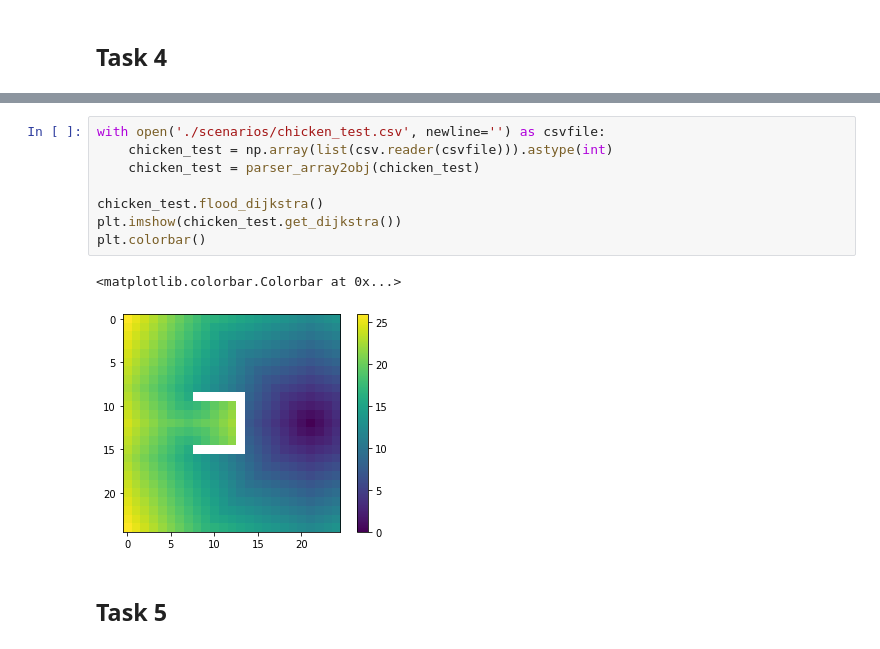
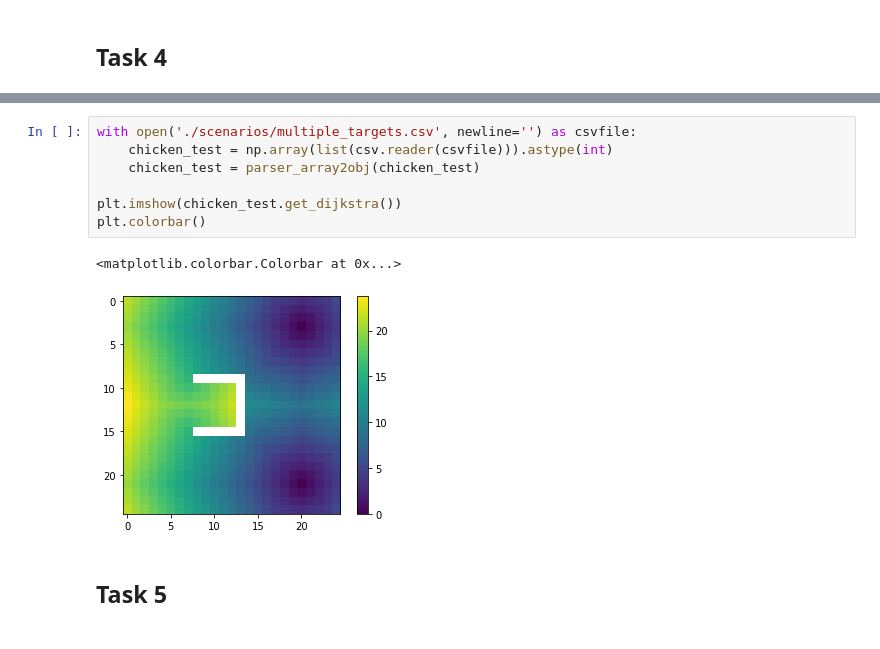
Before and after one commit to waleedbinkhalid74/ml_cms_exc_1, a Jupyter notebook: cellular_automata_exc_1.ipynb, the cells around one changed output, grey strips where cells are left out. Saved outputs shown, nothing was run; the diff lists cells and outputs as text.

```diff
--- a/cellular_automata_exc_1.ipynb
+++ b/cellular_automata_exc_1.ipynb
@@ -86,16 +85,15 @@ This allows a kind of look ahead when we simulate our pedestrians since now we h
 
 We can show the result of the chicken test with the help of a color map.
 # %%
-with open('./scenarios/chicken_test.csv', newline='') as csvfile:
+with open('./scenarios/multiple_targets.csv', newline='') as csvfile:
     chicken_test = np.array(list(csv.reader(csvfile))).astype(int)
     chicken_test = parser_array2obj(chicken_test)
 
-chicken_test.flood_dijkstra()
 plt.imshow(chicken_test.get_dijkstra())
 plt.colorbar()
 # %% [output]
 <matplotlib.colorbar.Colorbar at 0x...>
-[figure, old version]
+[figure, new version]
 # %% [markdown]
 ## Task 5
 # %%
```
Also changed, not shown: parts of 2 cells of this notebook, 3 other files.
